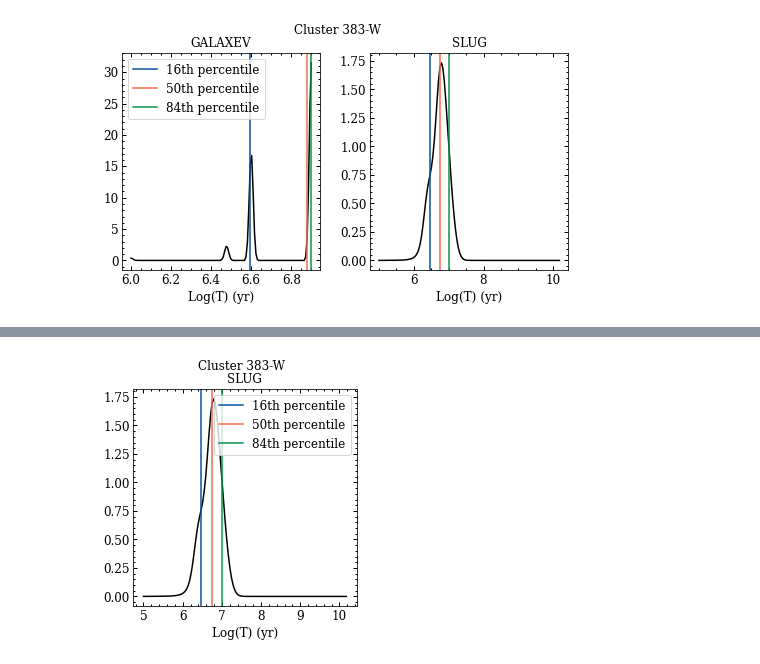
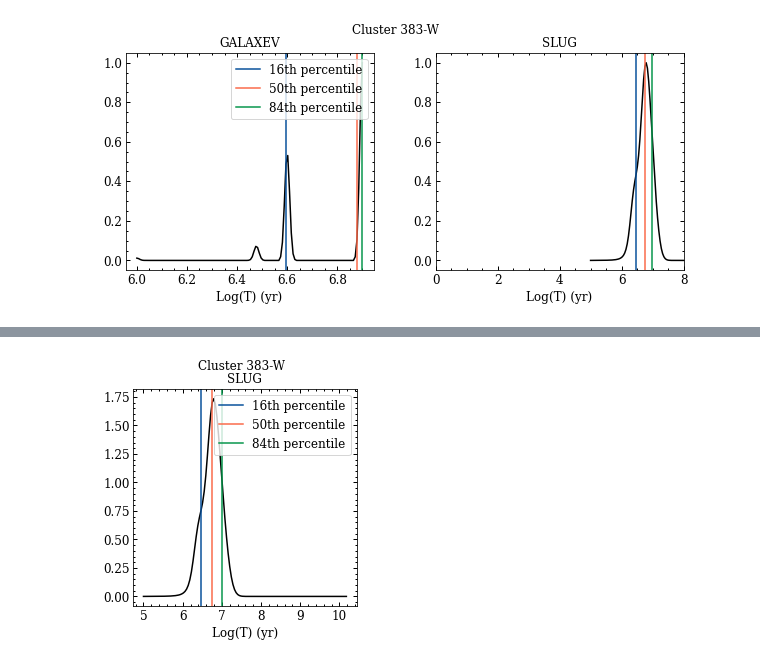
Before and after one commit to aida-wofford/Rogelio, a Jupyter notebook: age_PDFS.ipynb, the cells around one changed output, grey strips where cells are left out. Cells and saved outputs as stored; diff of their text form; code cells hidden in the pictures.

```diff
--- a/age_PDFS.ipynb
+++ b/age_PDFS.ipynb
@@ -137,43 +137,44 @@ for CB2018, K2015 in zip(age_CB2018, age_Krumholz2015):
 
   axes[0].set_title(code[0],fontsize=12)
   axes[1].set_title(code[1],fontsize=12)
+  axes[1].set_xlim(0, 8)
 
 
   #Extinction plots
 
 
 
-  axes[0].plot(PDF.loc[:, PDF_columns[2]], PDF.loc[:, CB2018], color = black, marker = mark,
+  axes[0].plot(PDF.loc[:, PDF_columns[2]], PDF.loc[:, CB2018]/PDF.loc[:, CB2018].max(), color = black, marker = mark,
           markevery= 10, linestyle = linestyle_, lw=lw_)
 
-  axes[1].plot(PDF.loc[:, PDF_columns[6]], PDF.loc[:, K2015], color = black, marker = mark,
+  axes[1].plot(PDF.loc[:, PDF_columns[6]], PDF.loc[:, K2015]/PDF.loc[:, K2015].max(), color = black, marker = mark,
           markevery= 10, linestyle = linestyle_, lw=lw_)
 
 
   axes[0].axvline(percentiles.loc[0, percentile_16th_CB2018],
                    color =mycolor[0], linestyle = '-', linewidth = lw_,label='16th percentile')
   axes[0].axvline(percentiles.loc[0, percentile_50th_CB2018], color =mycolor[1],
                    linestyle =  '-', linewidth = lw_,label='50th percentile')
   axes[0].axvline(percentiles.loc[0, precentile_84th_CB2018], color =mycolor[2],
                    linestyle =  '-', linewidth = lw_,label='84th percentile')
   axes[0].legend(loc = "upper right")
 
   axes[1].axvline(percentiles.loc[0, percentile_16th_KRUM2015],
                    color =mycolor[0], linestyle = '-', linewidth = lw_,label='16th percentile')
   axes[1].axvline(percentiles.loc[0, percentile_50th_KRUM2015], color =mycolor[1],
                    linestyle =  '-', linewidth = lw_,label='50th percentile')
   axes[1].axvline(percentiles.loc[0, precentile_84th_KRUM2015], color =mycolor[2],
                    linestyle =  '-', linewidth = lw_,label='84th percentile')
 
 
   if len(CB2018) == 25:
 
     plt.savefig("age_pdf_{}.png".format(CB2018[20:25]), bbox_inches = 'tight',dpi=100)
   else:
     plt.savefig("age_pdf_{}.png".format(CB2018[20:26]), bbox_inches = 'tight',dpi=100)
   if i == 0:
     plt.show()
   plt.close()
   i += 1
 # %% [output]
-[figure, old version]
+[figure, new version]
```
Also changed, not shown: parts of 4 cells of this notebook.
